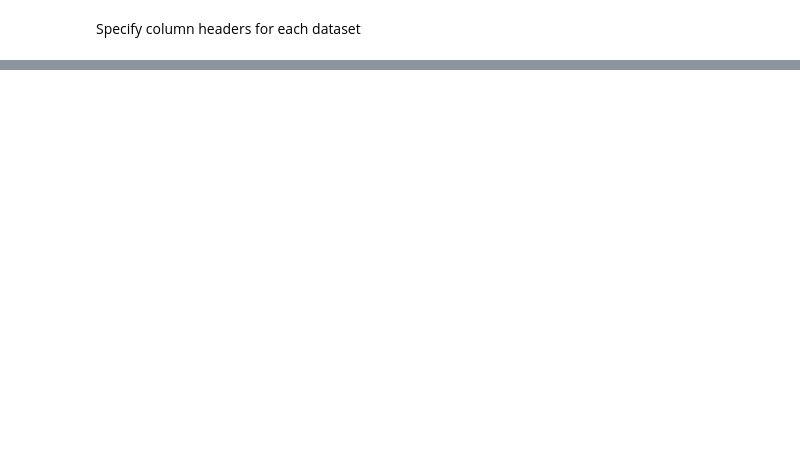
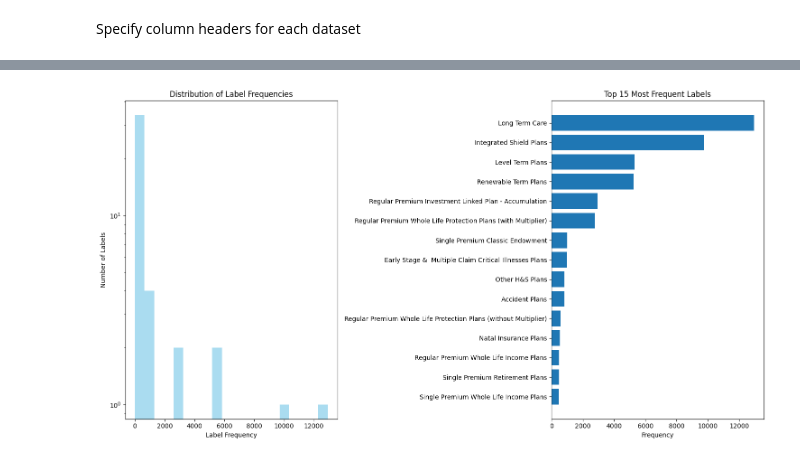
Before and after one commit to VicoSynergy/OCC, a Jupyter notebook: OCC_multiple_label.ipynb, the cells around one changed output, grey strips where cells are left out. Saved outputs shown, nothing was run; the diff lists cells and outputs as text; code cells hidden in the pictures; blank space fills up the shorter version.

Commit message:
25/7/2025 progress (added model for label predictor)

```diff
--- a/OCC_multiple_label.ipynb
+++ b/OCC_multiple_label.ipynb
@@ -98,0 +1056,20 @@ for name, df in datasets.items():
+# %%
+from sklearn.preprocessing import MultiLabelBinarizer
+
+# Replace any non-list or missing entries with an empty list
+def safe_labels(x):
+    if isinstance(x, list):
+        return x
+    else:
+        return []
+
+df['Labels'] = df['Labels'].apply(safe_labels)
+
+# Now extract to a list of lists safely
+label_lists = df['Labels'].tolist()
+
+mlb = MultiLabelBinarizer()
+y_binary = mlb.fit_transform(label_lists)
+
+print("y_binary.shape =", y_binary.shape)
+print("Classes (labels):", mlb.classes_)
@@ -98,0 +1169,47 @@ for name, df in datasets.items():
+# %%
+# === STEP 3: ANALYZE LABEL DISTRIBUTION AND CLASS IMBALANCE ===
+print("\n=== STEP 3: LABEL DISTRIBUTION ANALYSIS ===")
+
+# Analyze label frequency and imbalance
+label_counts = y_binary.sum(axis=0)
+label_names = mlb.classes_
+
+# Create label analysis dataframe
+label_df = pd.DataFrame({
+    'Label': label_names,
+    'Count': label_counts,
+    'Percentage': (label_counts / len(y_binary)) * 100
+}).sort_values('Count', ascending=False)
+
+print("Top 10 most frequent labels:")
+print(label_df.head(10))
+
+print("\nBottom 10 least frequent labels:")
+print(label_df.tail(10))
+
+# Calculate imbalance ratio
+max_count = label_counts.max()
+min_count = label_counts.min()
+imbalance_ratio = max_count / min_count
+print(f"\nImbalance ratio: {imbalance_ratio:.2f}:1")
+print(f"Average labels per sample: {y_binary.sum(axis=1).mean():.2f}")
+
+# Visualize label distribution
+plt.figure(figsize=(15, 8))
+plt.subplot(1, 2, 1)
+plt.hist(label_counts, bins=20, alpha=0.7, color='skyblue')
+plt.xlabel('Label Frequency')
+plt.ylabel('Number of Labels')
+plt.title('Distribution of Label Frequencies')
+plt.yscale('log')
+
+plt.subplot(1, 2, 2)
+top_15_labels = label_df.head(15)
+plt.barh(range(len(top_15_labels)), top_15_labels['Count'])
+plt.yticks(range(len(top_15_labels)), top_15_labels['Label'])
+plt.xlabel('Frequency')
+plt.title('Top 15 Most Frequent Labels')
+plt.gca().invert_yaxis()
+plt.tight_layout()
+plt.show()
+# %% [output]
@@ -98,0 +1233 @@ for name, df in datasets.items():
+[figure, added]
```
Also changed, not shown: parts of 28 cells of this notebook, 2 other files.
